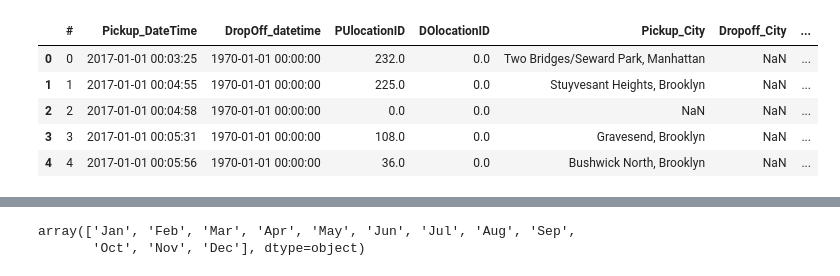
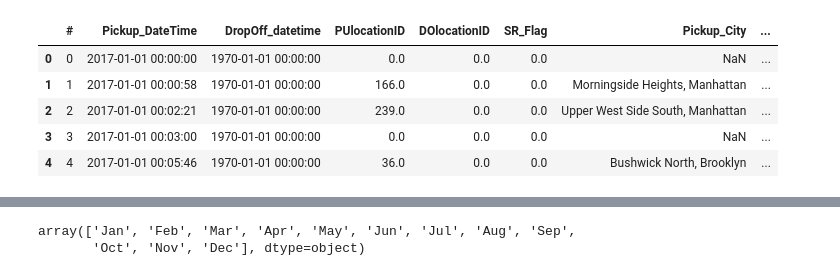
Before and after one commit to vgalst/ProjectPython, a Jupyter notebook: Regression_year_ridecount.ipynb, the cells around one changed output, grey strips where cells are left out. Saved outputs shown, nothing was run; the diff lists cells and outputs as text; code cells hidden in the pictures.

```diff
--- a/Regression_year_ridecount.ipynb
+++ b/Regression_year_ridecount.ipynb
@@ -30,26 +30,26 @@ Dec = pd.read_csv("RideShare_Data_201812.csv", parse_dates=[0], low_memory=False
 Yearly18_Data = pd.concat([Jan, Feb, Mar, Apr, May, Jun, Jul, Aug, Sep, Oct, Nov, Dec])
 # %%
-Jan2 = pd.read_csv("RideShare_Data_201701.csv", parse_dates=[0], low_memory=False)
-Feb2 = pd.read_csv("RideShare_Data_201702.csv", parse_dates=[0], low_memory=False)
-Mar2 = pd.read_csv("RideShare_Data_201703.csv", parse_dates=[0], low_memory=False)
-Apr2 = pd.read_csv("RideShare_Data_201704.csv", parse_dates=[0], low_memory=False)
-May2 = pd.read_csv("RideShare_Data_201705.csv", parse_dates=[0], low_memory=False)
-Jun2 = pd.read_csv("RideShare_Data_201706.csv", parse_dates=[0], low_memory=False)
-Jul2 = pd.read_csv("RideShare_Data_201707.csv", parse_dates=[0], low_memory=False)
-Aug2 = pd.read_csv("RideShare_Data_201708.csv", parse_dates=[0], low_memory=False)
-Sep2 = pd.read_csv("RideShare_Data_201709.csv", parse_dates=[0], low_memory=False)
-Oct2 = pd.read_csv("RideShare_Data_201710.csv", parse_dates=[0], low_memory=False)
-Nov2 = pd.read_csv("RideShare_Data_201711.csv", parse_dates=[0], low_memory=False)
-Dec2 = pd.read_csv("RideShare_Data_201712.csv", parse_dates=[0], low_memory=False)
+Jan2 = pd.read_csv("2017Data/RideShare_Data_201701.csv", parse_dates=[0], low_memory=False)
+Feb2 = pd.read_csv("2017Data/RideShare_Data_201702.csv", parse_dates=[0], low_memory=False)
+Mar2 = pd.read_csv("2017Data/RideShare_Data_201703.csv", parse_dates=[0], low_memory=False)
+Apr2 = pd.read_csv("2017Data/RideShare_Data_201704.csv", parse_dates=[0], low_memory=False)
+May2 = pd.read_csv("2017Data/RideShare_Data_201705.csv", parse_dates=[0], low_memory=False)
+Jun2 = pd.read_csv("2017Data/RideShare_Data_201706.csv", parse_dates=[0], low_memory=False)
+Jul2 = pd.read_csv("2017Data/RideShare_Data_201707.csv", parse_dates=[0], low_memory=False)
+Aug2 = pd.read_csv("2017Data/RideShare_Data_201708.csv", parse_dates=[0], low_memory=False)
+Sep2 = pd.read_csv("2017Data/RideShare_Data_201709.csv", parse_dates=[0], low_memory=False)
+Oct2 = pd.read_csv("2017Data/RideShare_Data_201710.csv", parse_dates=[0], low_memory=False)
+Nov2 = pd.read_csv("2017Data/RideShare_Data_201711.csv", parse_dates=[0], low_memory=False)
+Dec2 = pd.read_csv("2017Data/RideShare_Data_201712.csv", parse_dates=[0], low_memory=False)
 Yearly17_Data = pd.concat([Jan2, Feb2, Mar2, Apr2, May2, Jun2, Jul2, Aug2, Sep2, Oct2, Nov2, Dec2])
 Yearly17_Data.head()
 # %% [output]
-|  | # | Pickup_DateTime | DropOff_datetime | PUlocationID | DOlocationID | Pickup_City | Dropoff_City | ... |
-| 0 | 0 | 2017-01-01 00:03:25 | 1970-01-01 00:00:00 | 232.0 | 0.0 | Two Bridges/Seward Park, Manhattan | NaN | ... |
-| 1 | 1 | 2017-01-01 00:04:55 | 1970-01-01 00:00:00 | 225.0 | 0.0 | Stuyvesant Heights, Brooklyn | NaN | ... |
-| 2 | 2 | 2017-01-01 00:04:58 | 1970-01-01 00:00:00 | 0.0 | 0.0 | NaN | NaN | ... |
-| 3 | 3 | 2017-01-01 00:05:31 | 1970-01-01 00:00:00 | 108.0 | 0.0 | Gravesend, Brooklyn | NaN | ... |
-| 4 | 4 | 2017-01-01 00:05:56 | 1970-01-01 00:00:00 | 36.0 | 0.0 | Bushwick North, Brooklyn | NaN | ... |
+|  | # | Pickup_DateTime | DropOff_datetime | PUlocationID | DOlocationID | SR_Flag | Pickup_City | ... |
+| 0 | 0 | 2017-01-01 00:00:00 | 1970-01-01 00:00:00 | 0.0 | 0.0 | 0.0 | NaN | ... |
+| 1 | 1 | 2017-01-01 00:00:58 | 1970-01-01 00:00:00 | 166.0 | 0.0 | 0.0 | Morningside Heights, Manhattan | ... |
+| 2 | 2 | 2017-01-01 00:02:21 | 1970-01-01 00:00:00 | 239.0 | 0.0 | 0.0 | Upper West Side South, Manhattan | ... |
+| 3 | 3 | 2017-01-01 00:03:00 | 1970-01-01 00:00:00 | 0.0 | 0.0 | 0.0 | NaN | ... |
+| 4 | 4 | 2017-01-01 00:05:46 | 1970-01-01 00:00:00 | 36.0 | 0.0 | 0.0 | Bushwick North, Brooklyn | ... |
 # %%
 #Yearly18_Data.head()
 Yearly_Data = pd.concat([Yearly17_Data,Yearly18_Data])
```
Also changed, not shown: parts of 21 cells of this notebook.
